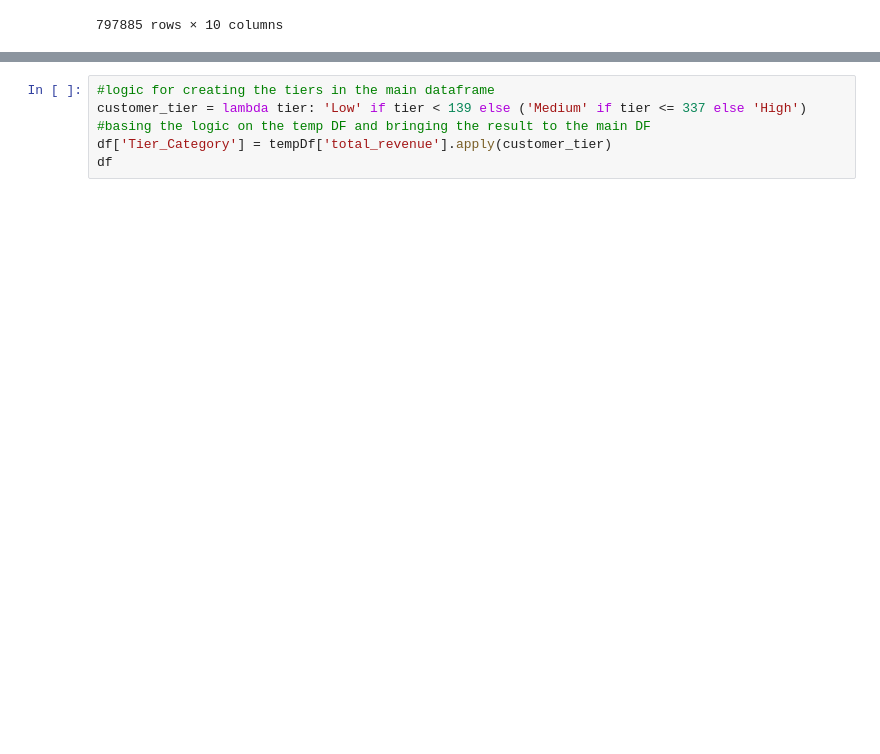
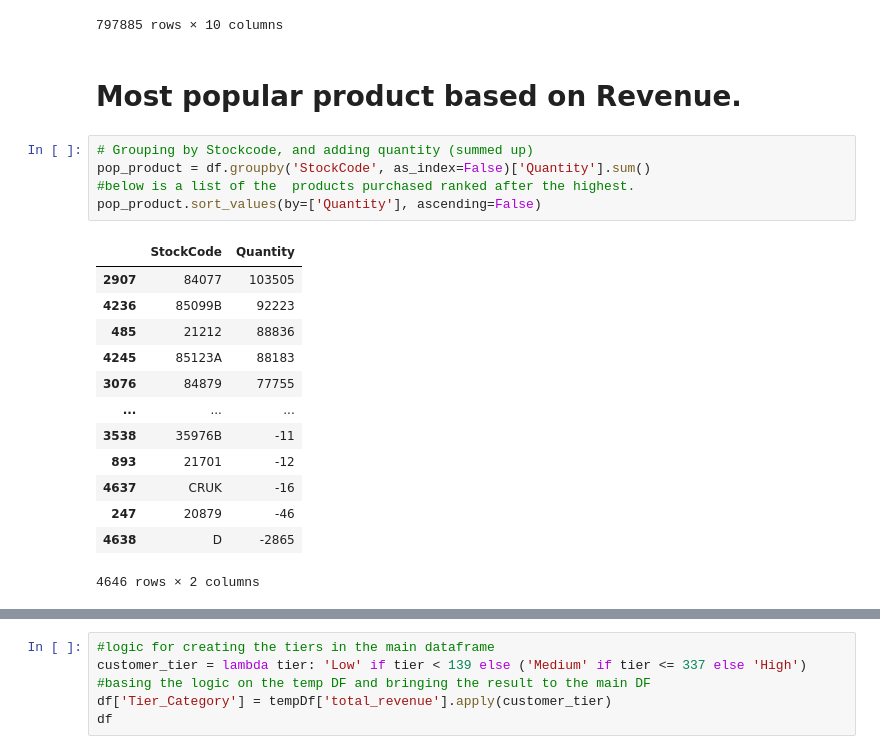
Before and after one commit to hsahmad112/DataAndThingsW2025, a Jupyter notebook: exercise_3.ipynb, the cells around one changed output, grey strips where cells are left out. Cells and saved outputs as stored; diff of their text form; blank space fills up the shorter version.

```diff
--- a/exercise_3.ipynb
+++ b/exercise_3.ipynb
@@ -339,3 +359,24 @@ tempDf
 | 541908 | 581587 | 22138 | BAKING SET 9 PIECE RETROSPOT | 3 | 2011-12-09 12:50:00 | 4.95 | 12680.0 | France | 20.8 | ... |
 | 541909 | 581587 | POST | POSTAGE | 1 | 2011-12-09 12:50:00 | 18.00 | 12680.0 | France | 20.8 | ... |
 797885 rows × 10 columns
+# %% [markdown]
+# Most popular product based on Revenue.
+# %%
+# Grouping by Stockcode, and adding quantity (summed up)
+pop_product = df.groupby('StockCode', as_index=False)['Quantity'].sum()
+#below is a list of the  products purchased ranked after the highest.
+pop_product.sort_values(by=['Quantity'], ascending=False)
+# %% [output]
+|  | StockCode | Quantity |
+| 2907 | 84077 | 103505 |
+| 4236 | 85099B | 92223 |
+| 485 | 21212 | 88836 |
+| 4245 | 85123A | 88183 |
+| 3076 | 84879 | 77755 |
+| ... | ... | ... |
+| 3538 | 35976B | -11 |
+| 893 | 21701 | -12 |
+| 4637 | CRUK | -16 |
+| 247 | 20879 | -46 |
+| 4638 | D | -2865 |
+4646 rows × 2 columns
```
Also changed, not shown: parts of 11 cells of this notebook, 3 other files.
